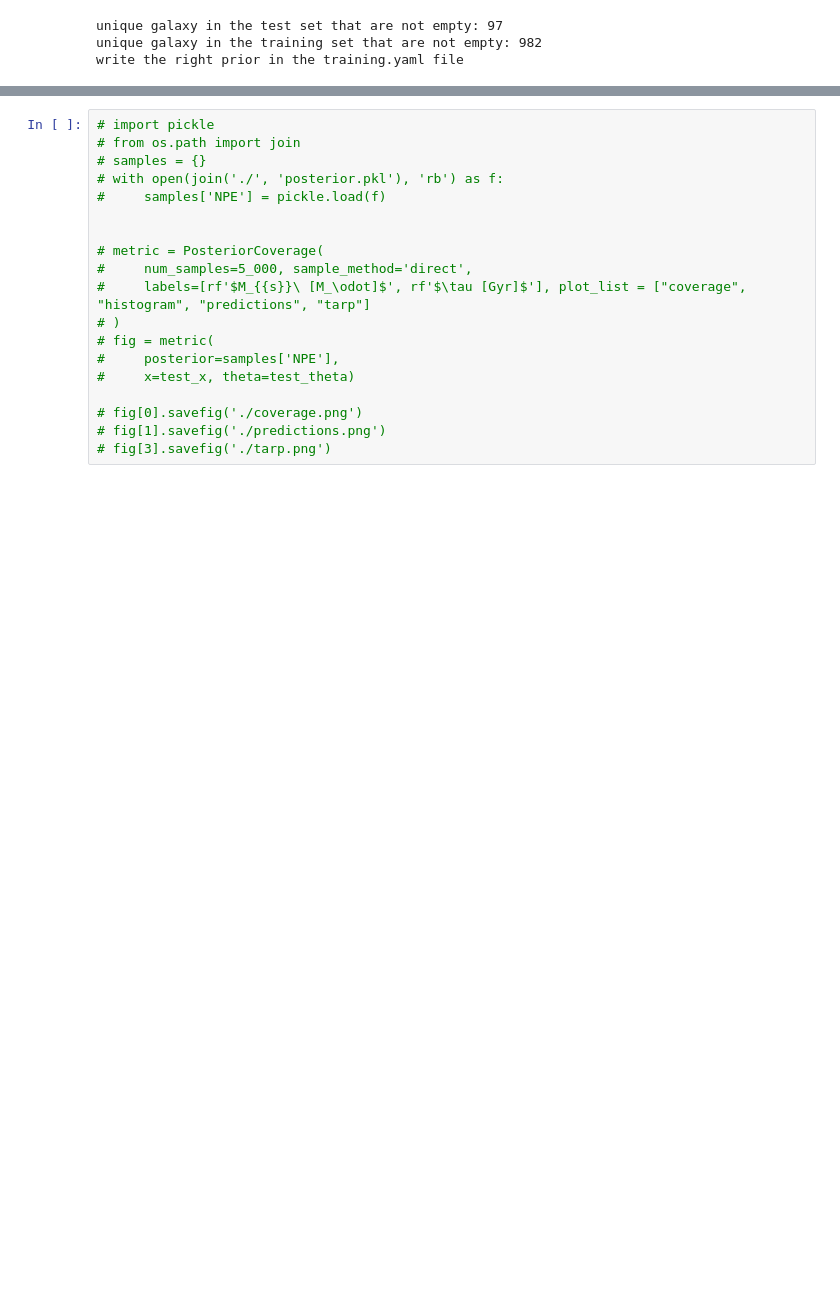
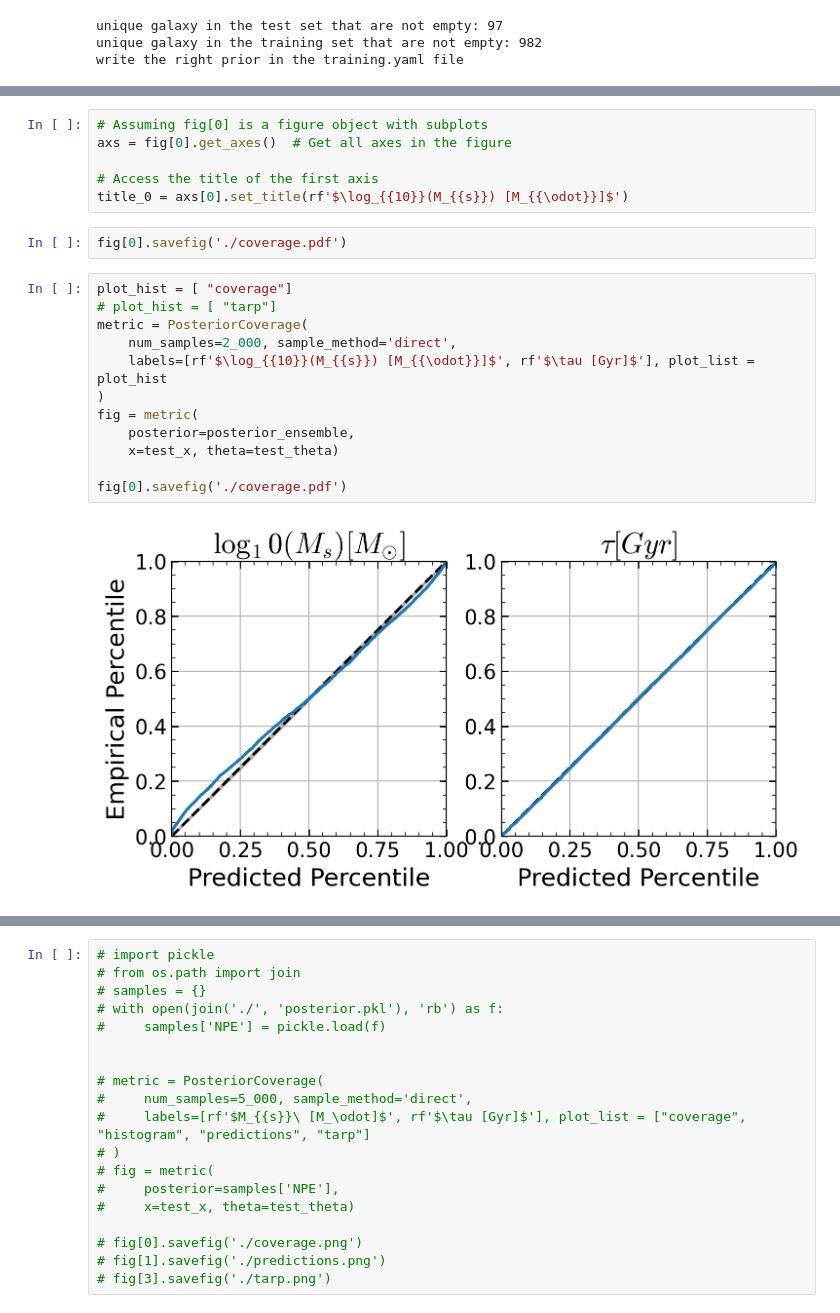
Before and after one commit to vepe99/CASBI, a Jupyter notebook: notebooks/ltu_ili_test/lampe/run.ipynb, the cells around one changed output, grey strips where cells are left out. Saved outputs shown, nothing was run; the diff lists cells and outputs as text; blank space fills up the shorter version.

```diff
--- a/notebooks/ltu_ili_test/lampe/run.ipynb
+++ b/notebooks/ltu_ili_test/lampe/run.ipynb
@@ -348,3 +384,25 @@ plt.savefig('./posterior_andament.png')
+# %%
+# Assuming fig[0] is a figure object with subplots
+axs = fig[0].get_axes()  # Get all axes in the figure
+
+# Access the title of the first axis
+title_0 = axs[0].set_title(rf'$\log_{{10}}(M_{{s}}) [M_{{\odot}}]$')
+# %%
+fig[0].savefig('./coverage.pdf')
+# %%
+plot_hist = [ "coverage"]
+# plot_hist = [ "tarp"]
+metric = PosteriorCoverage(
+    num_samples=2_000, sample_method='direct',
+    labels=[rf'$\log_{{10}}(M_{{s}}) [M_{{\odot}}]$', rf'$\tau [Gyr]$'], plot_list = plot_hist
+)
+fig = metric(
+    posterior=posterior_ensemble,
+    x=test_x, theta=test_theta)
+
+fig[0].savefig('./coverage.pdf')
+# %% [output]
+[figure, added]
 # %%
 plot_hist = ["coverage", "histogram", "predictions", "tarp"]
 # plot_hist = [ "tarp"]
```
Also changed, not shown: parts of 8 cells of this notebook, 1 other file.
